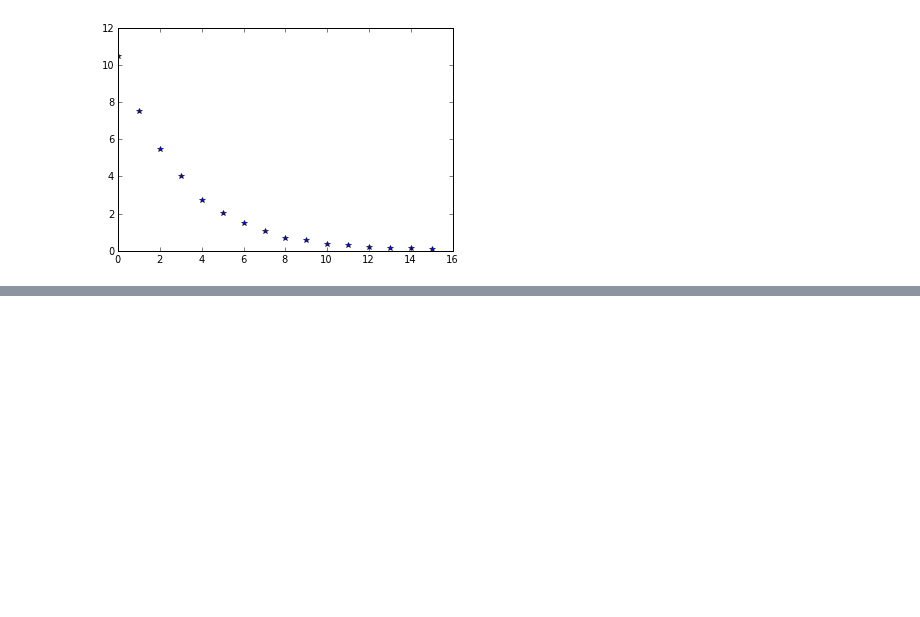
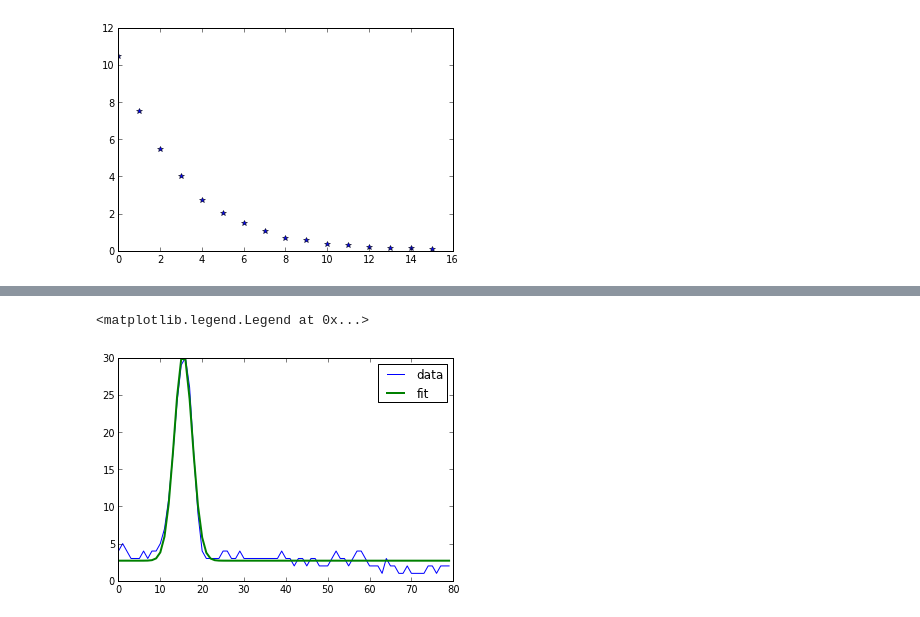
Before and after one commit to dbenton93/PHYS202-S13, a Jupyter notebook: Week10/Tuesday Activities.ipynb, the cells around one changed output, grey strips where cells are left out. Cells and saved outputs as stored; diff of their text form; code cells hidden in the pictures; blank space fills up the shorter version.

```diff
--- a/Week10/Tuesday Activities.ipynb
+++ b/Week10/Tuesday Activities.ipynb
@@ -13,0 +62,13 @@ show()
+# %%
+def model(t,B,A,mu,sigma):
+    return B + A * exp(-((t-mu)/sigma)**2)
+# %%
+x0 = array([3.,30.,15.,1.])
+# %%
+popt,pcov = curve_fit(model,t,waveform_1,x0)
+plot(t,waveform_1,label="data")
+plot(t,model(t,popt[0],popt[1],popt[2],popt[3]),label='fit',linewidth=2)
+legend(loc='best')
+# %% [output]
+<matplotlib.legend.Legend at 0x...>
+[figure, added]
```
Also changed, not shown: parts of 14 cells of this notebook, 3 other files.
